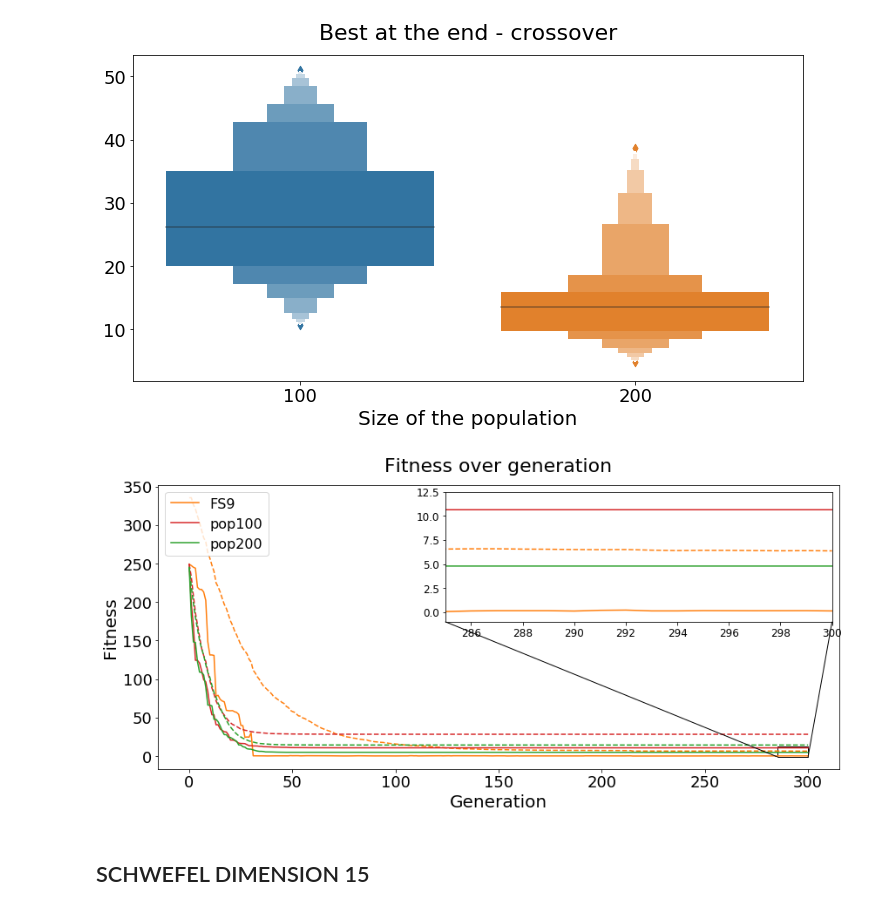
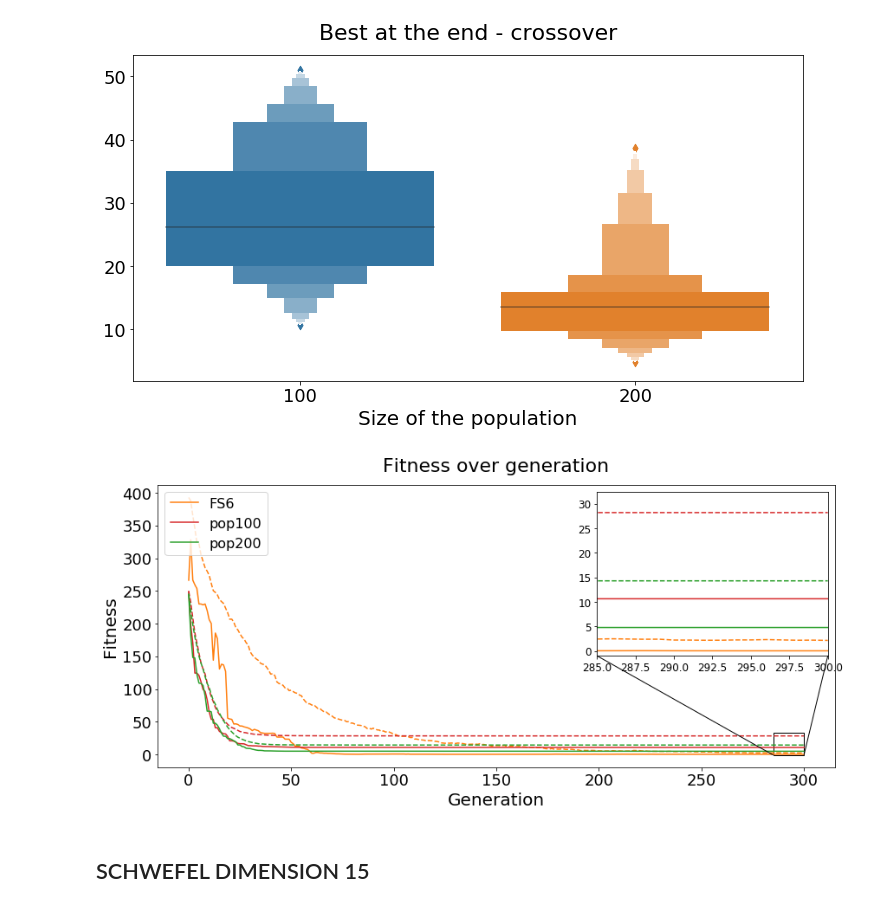
Before and after one commit to eleonoragatti44/Transposition-ECProject, a Jupyter notebook: analysis.ipynb, the cells around one changed output. Saved outputs shown, nothing was run; the diff lists cells and outputs as text; code cells hidden in the pictures.

```diff
--- a/analysis.ipynb
+++ b/analysis.ipynb
@@ -342,42 +361,42 @@ pop100 = get_data('Results/Rastrigin/D20/rastrigin_crossover_D20_pop100.dat')
 pop200 = get_data('Results/Rastrigin/D20/rastrigin_crossover_D20_pop200.dat')
 
 fig, ax = plt.subplots(figsize=(14,6))
-axins = zoomed_inset_axes(ax, zoom=12.5, loc=1)
+axins = zoomed_inset_axes(ax, zoom=7.5, loc=1)
 
-ax.plot(fs9[0], label='FS9', c='tab:orange')
-ax.plot(fs9[1], c='tab:orange', linestyle='dashed')
-axins.plot(fs9[0], label='FS9', c='tab:orange')
-axins.plot(fs9[1], c='tab:orange', linestyle='dashed')
+ax.plot(fs6[0], label='FS6', c='tab:orange')
+ax.plot(fs6[1], c='tab:orange', linestyle='dashed')
+axins.plot(fs6[0], label='FS6', c='tab:orange')
+axins.plot(fs6[1], c='tab:orange', linestyle='dashed')
 
 
 ax.plot(pop100[0], label='pop100', c='tab:red')
 ax.plot(pop100[1], c='tab:red', linestyle='dashed')
 axins.plot(pop100[0], label='pop100', c='tab:red')
 axins.plot(pop100[1], c='tab:red', linestyle='dashed')
 
 ax.plot(pop200[0], label='pop200', c='tab:green')
 ax.plot(pop200[1], c='tab:green', linestyle='dashed')
 axins.plot(pop200[0], label='pop200', c='tab:green')
 axins.plot(pop200[1], c='tab:green', linestyle='dashed')
 
 # zoom
 
-x1, x2, y1, y2 = 285, 300, -1, 12.5
+x1, x2, y1, y2 = 285, 300, -1, 32.5
 axins.set_xlim(x1, x2)
 axins.set_ylim(y1, y2)
 axins.tick_params(axis='both', labelsize=12)
 mark_inset(ax, axins, loc1=3, loc2=4);
 
 ax.set_title('Fitness over generation', pad=15)
 ax.set_xlabel('Generation')
 ax.set_ylabel('Fitness')
 ax.legend(loc='upper left', fontsize=16)
 
 plt.savefig('Figure/fitness_rastrigin_confrontation_D20.pdf', dpi=400)
 #plt.xlim(0,500)
 #plt.ylim(0,10)
 # %% [output]
-[figure, old version]
+[figure, new version]
 # %% [markdown]
 ## SCHWEFEL DIMENSION 15
 # %% [markdown]
```
Also changed, not shown: parts of 6 cells of this notebook, 5 other files.
